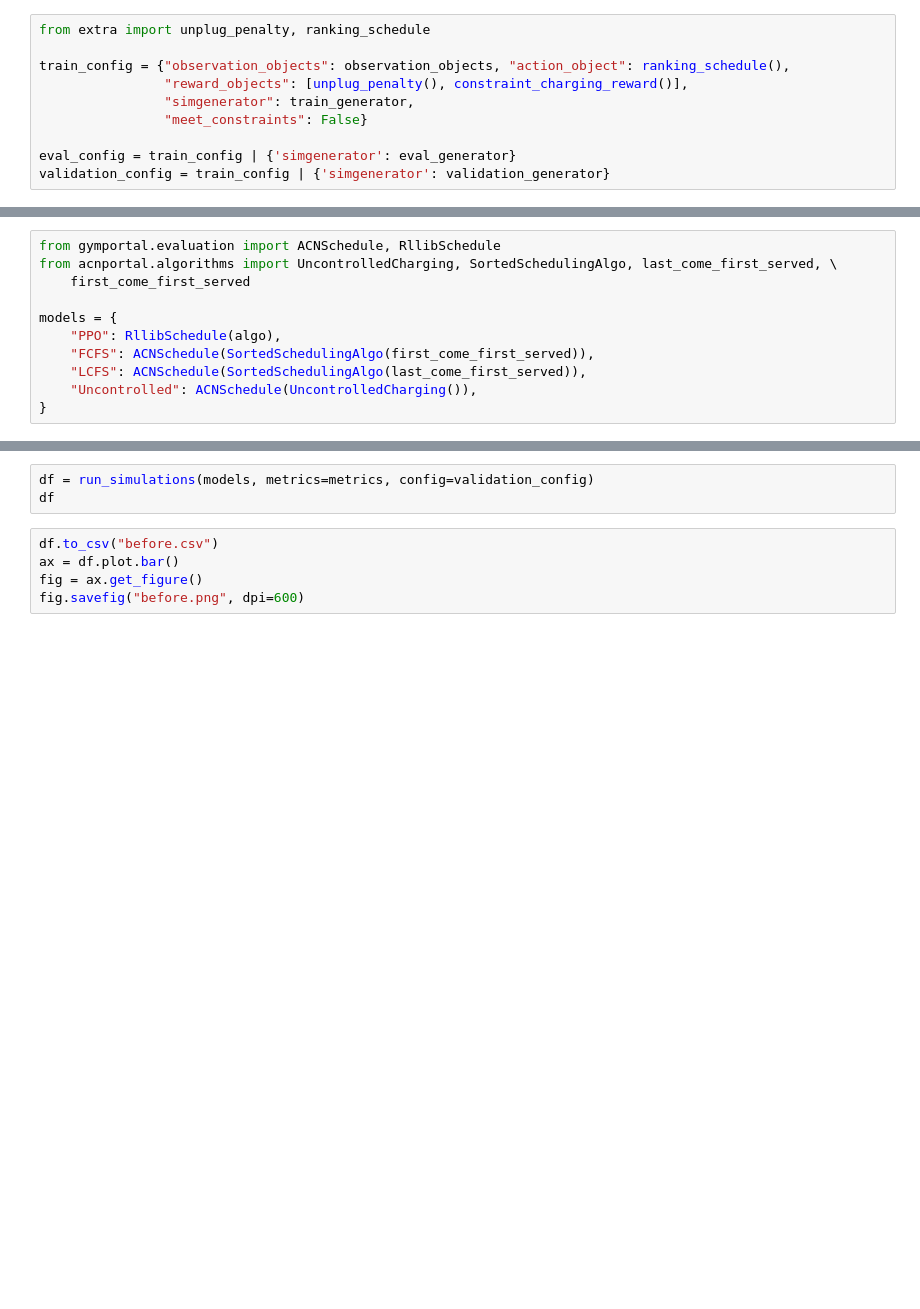
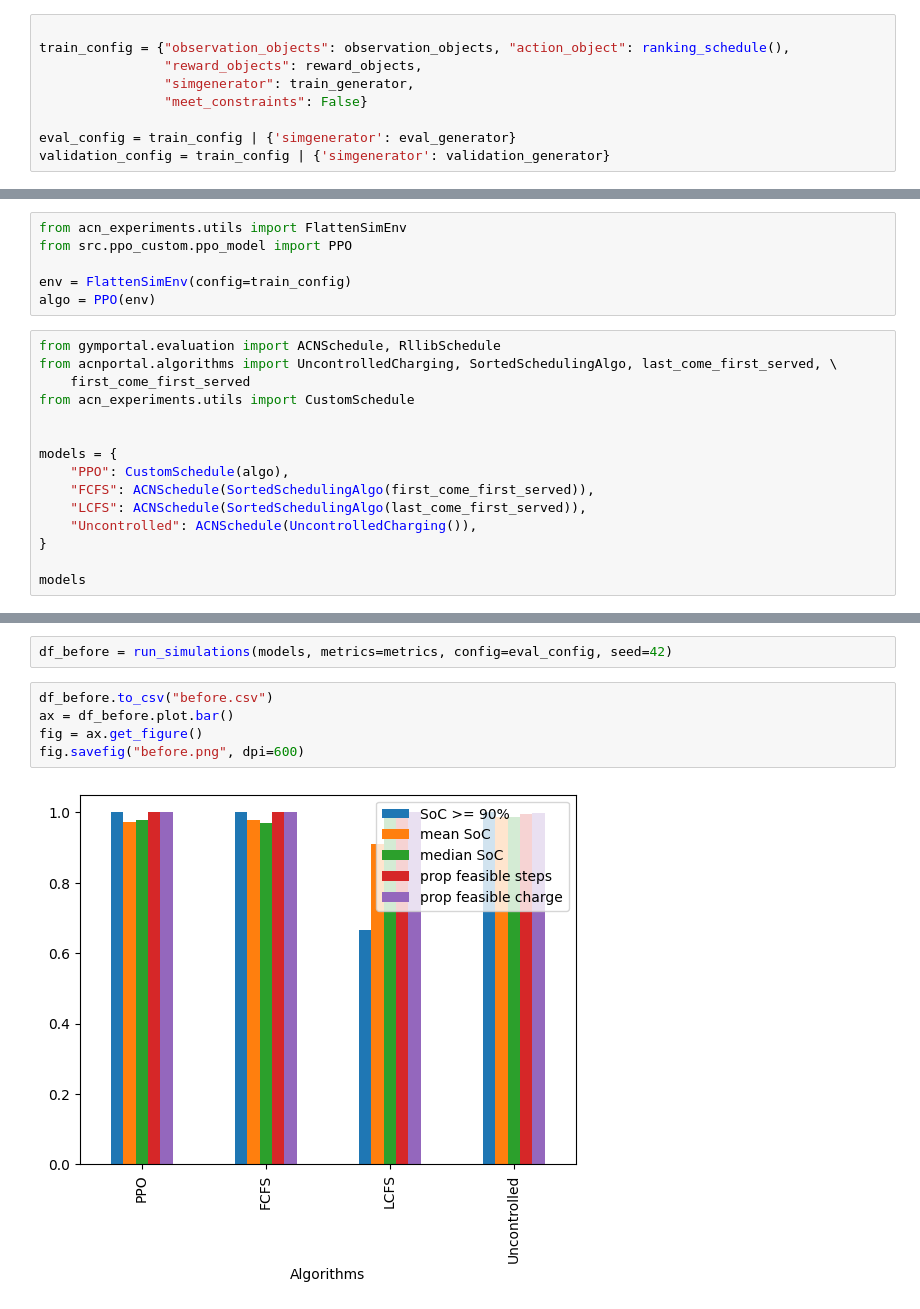
Before and after one commit to timosturm/acn-experiments, a Jupyter notebook: ranking/single_agent.ipynb, the cells around one changed output, grey strips where cells are left out. Cells and saved outputs as stored; diff of their text form; blank space fills up the shorter version.

```diff
--- a/ranking/single_agent.ipynb
+++ b/ranking/single_agent.ipynb
@@ -93,10 +99,9 @@ reward_objects = [
     # pilot_charging_rate_difference_penalty(),
 ]
 # %%
-from extra import unplug_penalty, ranking_schedule
 
 train_config = {"observation_objects": observation_objects, "action_object": ranking_schedule(),
-                "reward_objects": [unplug_penalty(), constraint_charging_reward()],
+                "reward_objects": reward_objects,
                 "simgenerator": train_generator,
                 "meet_constraints": False}
 
@@ -124,11 +110,21 @@ algo = config.build()
+# %%
+from acn_experiments.utils import FlattenSimEnv
+from src.ppo_custom.ppo_model import PPO
+
+env = FlattenSimEnv(config=train_config)
+algo = PPO(env)
 # %%
 from gymportal.evaluation import ACNSchedule, RllibSchedule
 from acnportal.algorithms import UncontrolledCharging, SortedSchedulingAlgo, last_come_first_served, \
     first_come_first_served
+from acn_experiments.utils import CustomSchedule
+
 
 models = {
-    "PPO": RllibSchedule(algo),
+    "PPO": CustomSchedule(algo),
     "FCFS": ACNSchedule(SortedSchedulingAlgo(first_come_first_served)),
     "LCFS": ACNSchedule(SortedSchedulingAlgo(last_come_first_served)),
     "Uncontrolled": ACNSchedule(UncontrolledCharging()),
 }
+
+models
@@ -135,8 +136,9 @@ models = {
 # %%
-df = run_simulations(models, metrics=metrics, config=validation_config)
-df
+df_before = run_simulations(models, metrics=metrics, config=eval_config, seed=42)
 # %%
-df.to_csv("before.csv")
-ax = df.plot.bar()
+df_before.to_csv("before.csv")
+ax = df_before.plot.bar()
 fig = ax.get_figure()
 fig.savefig("before.png", dpi=600)
+# %% [output]
+[figure, added]
```
Also changed, not shown: parts of 23 cells of this notebook, 14 other files.
